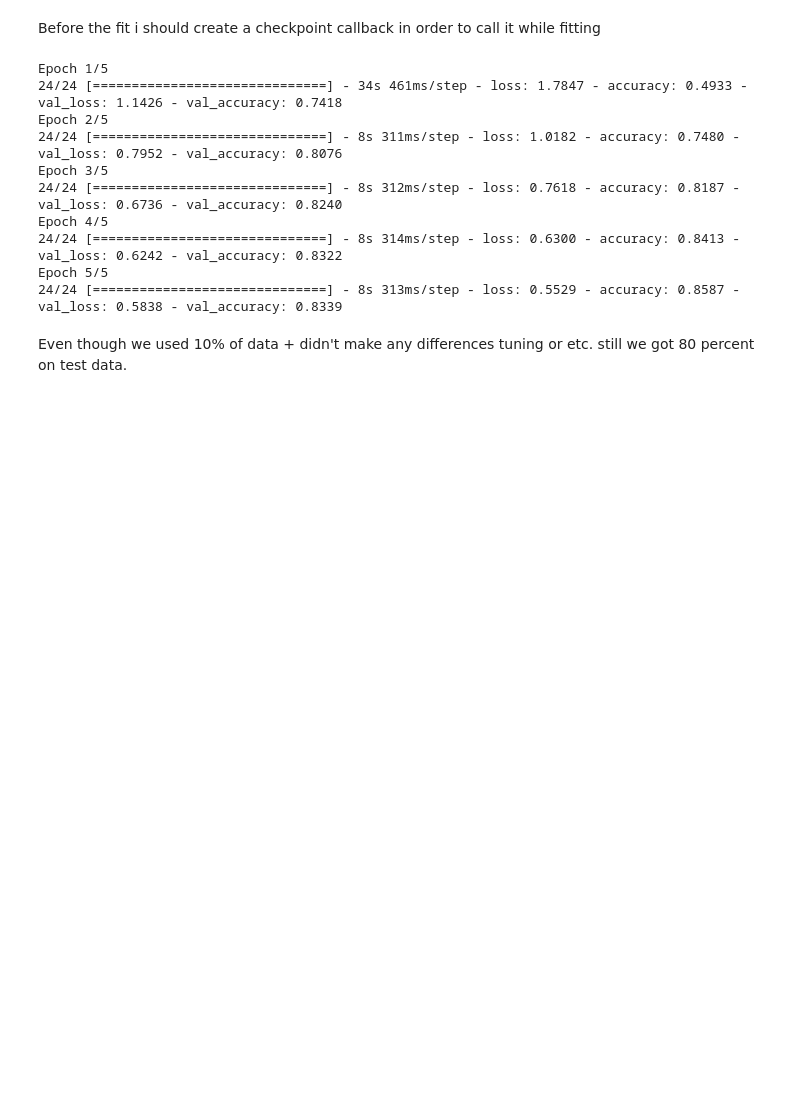
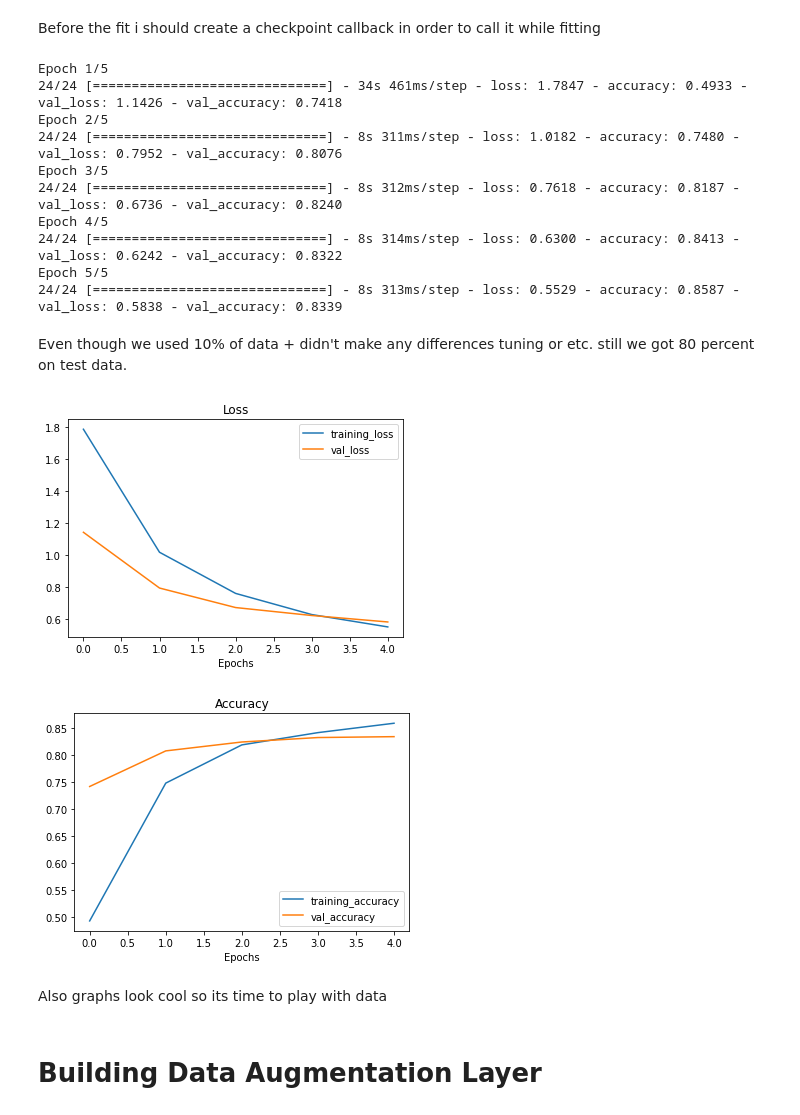
Before and after one commit to imemmul/Food_classification_EfficientNetB4, a Jupyter notebook: food_classification_EfficientNetB4.ipynb, the cells around one changed output. Drawn from its saved outputs; the diff is of its cells as text; code cells hidden in the pictures; blank space fills up the shorter version.

```diff
--- a/food_classification_EfficientNetB4.ipynb
+++ b/food_classification_EfficientNetB4.ipynb
@@ -167,3 +167,12 @@ Epoch 5/5
 24/24 [==============================] - 8s 313ms/step - loss: 0.5529 - accuracy: 0.8587 - val_loss: 0.5838 - val_accuracy: 0.8339
 # %% [markdown]
 Even though we used 10% of data + didn't make any differences tuning or etc. still we got 80 percent on test data.
+# %%
+plot_loss_curves(history_1)
+# %% [output]
+[figure, added]
+[figure, added]
+# %% [markdown]
+Also graphs look cool so its time to play with data
+# %% [markdown]
+ # Building Data Augmentation Layer
```
Also changed, not shown: parts of 9 cells of this notebook.
